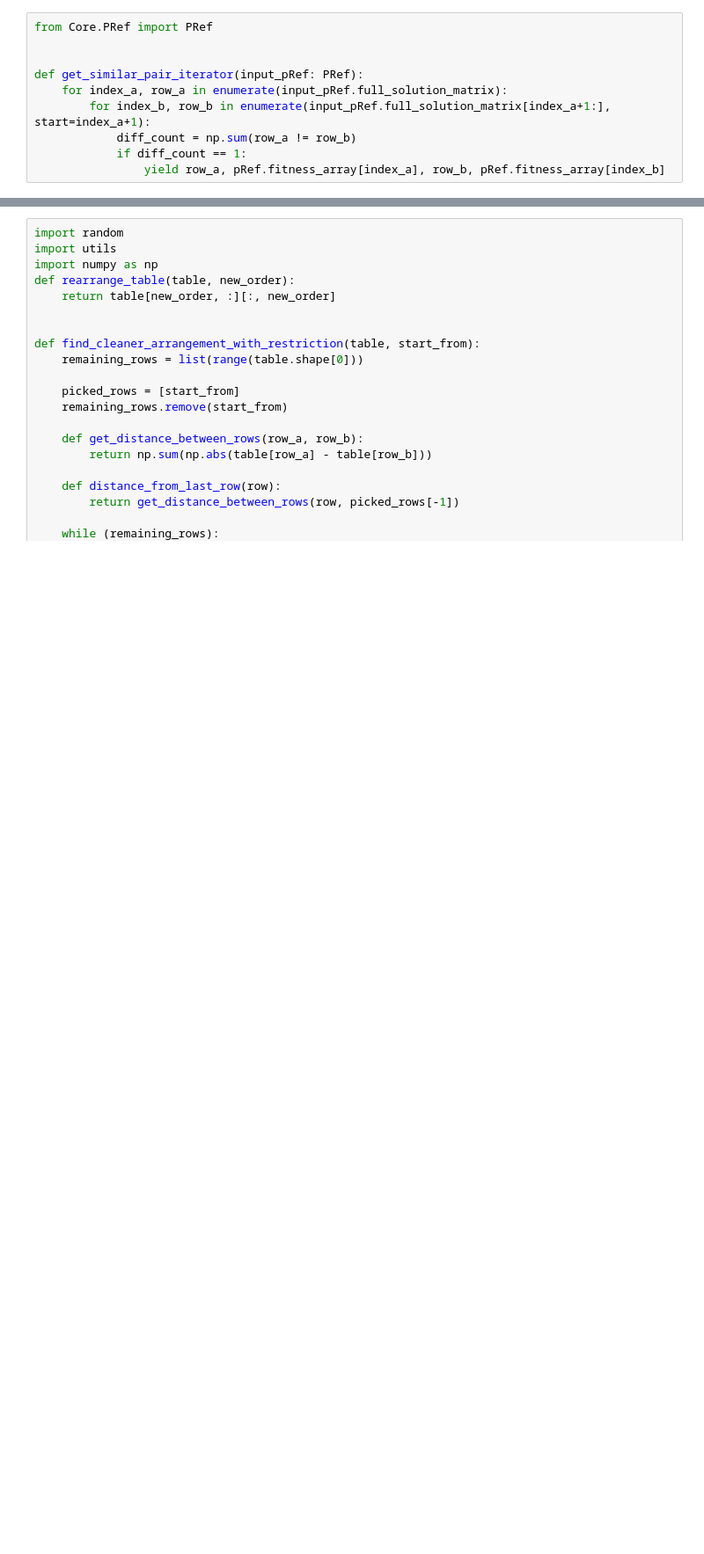
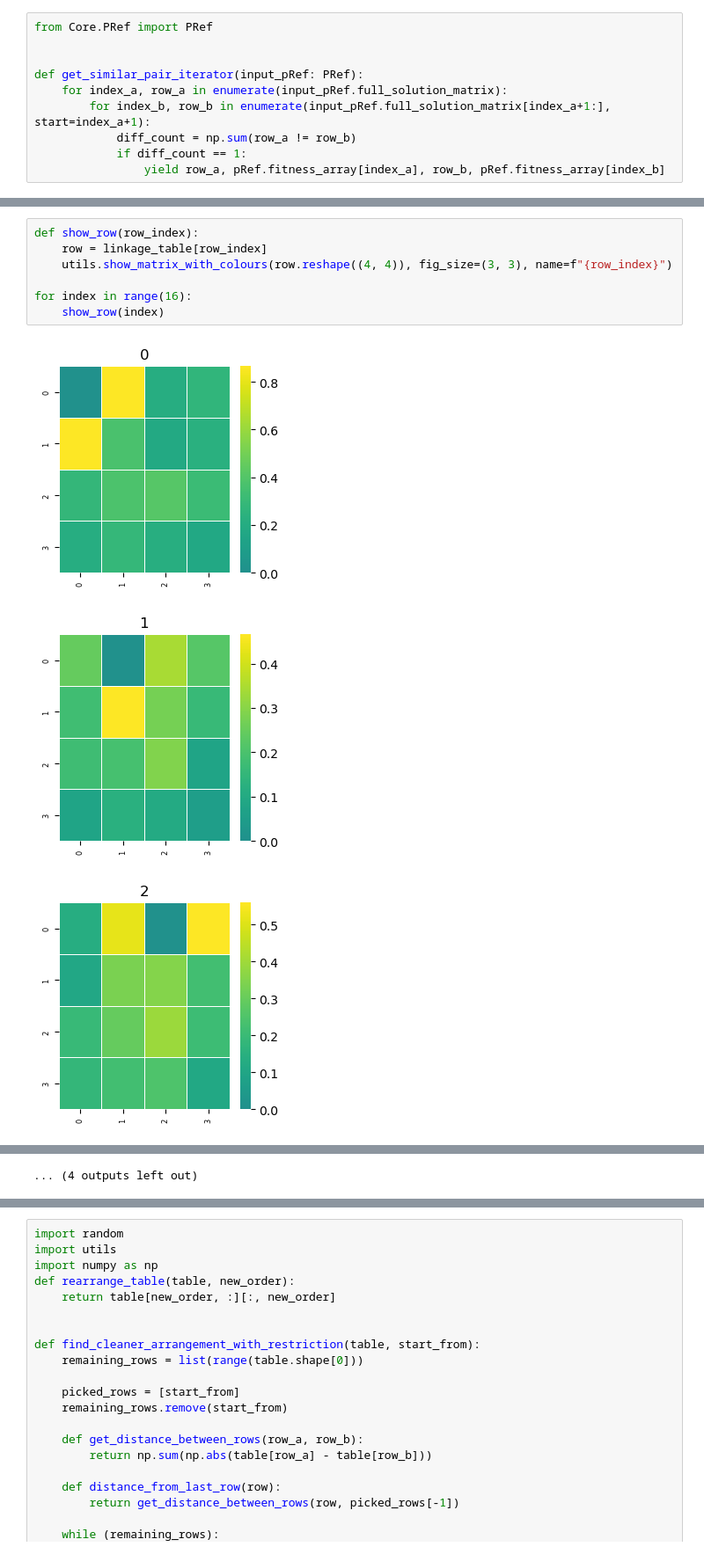
Before and after one commit to Giancarlo-Catalano/PSSearch, a Jupyter notebook: DetectingAnnoyingEffects/brute_force.ipynb, the cells around one changed output, grey strips where cells are left out. Shown at 88% size. Drawn from its saved outputs; the diff is of its cells as text; blank space fills up the shorter version.

```diff
--- a/DetectingAnnoyingEffects/brute_force.ipynb
+++ b/DetectingAnnoyingEffects/brute_force.ipynb
@@ -186,0 +167,11 @@ Max = nan
+# %%
+def show_row(row_index):
+    row = linkage_table[row_index]
+    utils.show_matrix_with_colours(row.reshape((4, 4)), fig_size=(3, 3), name=f"{row_index}")
+
+for index in range(16):
+    show_row(index)
+# %% [output]
+[figure, added]
+[figure, added]
+[figure, added]
@@ -187,3 +187,4 @@ Max = nan
+... (4 outputs left out)
 # %%
 import os
 
```
Also changed, not shown: parts of 6 cells of this notebook, 2 other files.
